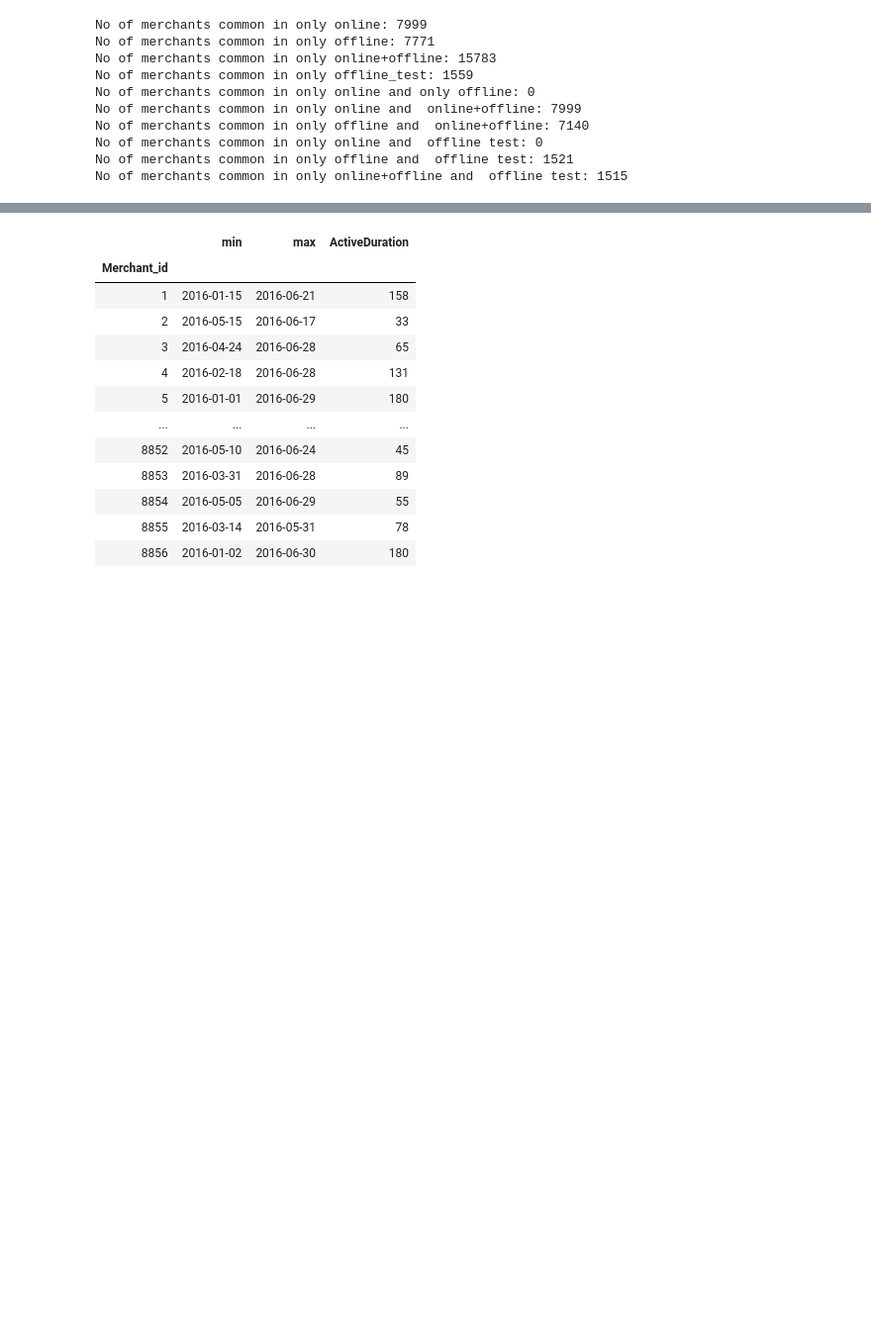
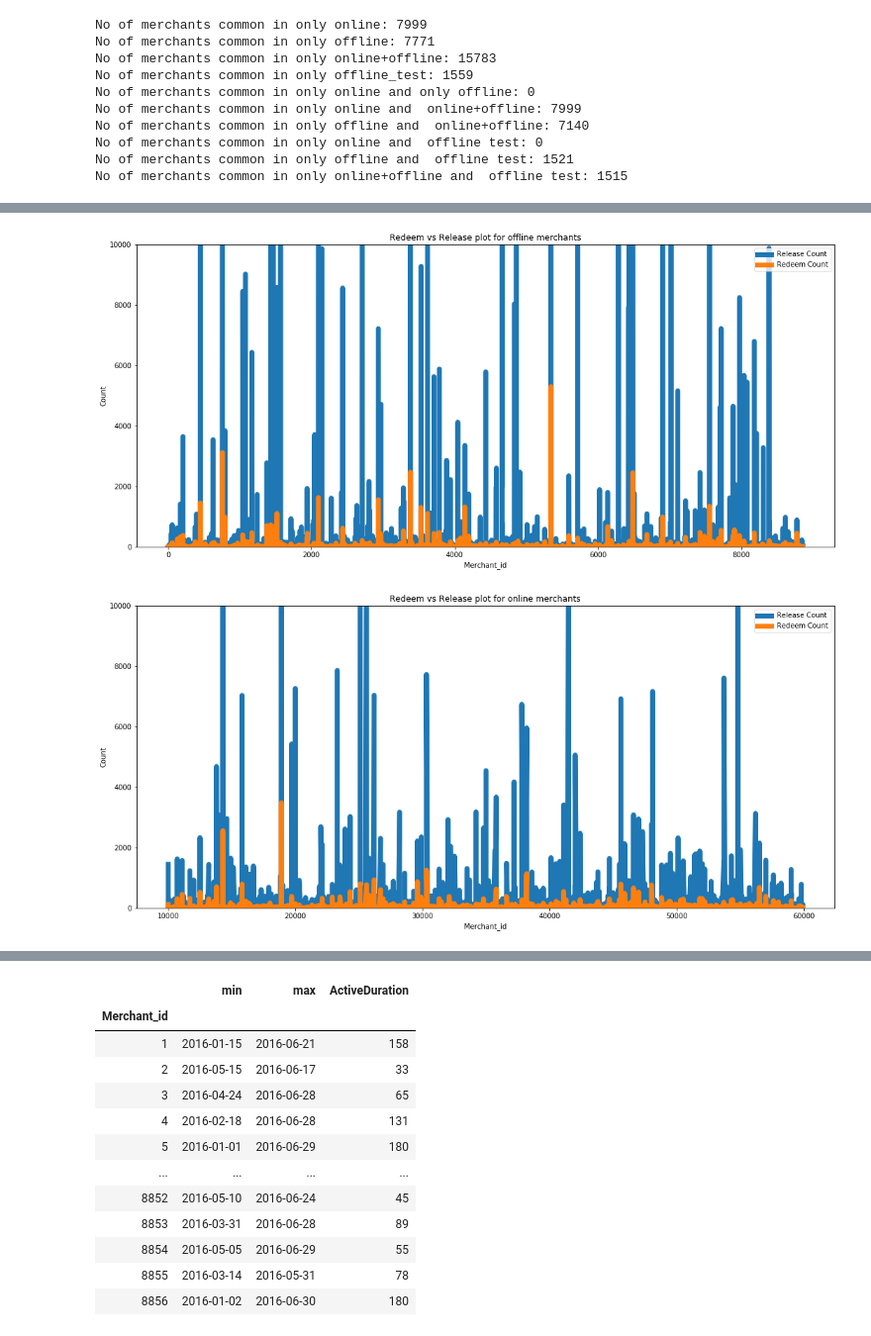
Before and after one commit to sinha-pulaks/O2O-coupon-redemption, a Jupyter notebook: O2O_coupon_prediction.ipynb, the cells around one changed output, grey strips where cells are left out. Shown at 99% size. Cells and saved outputs as stored; diff of their text form; code cells hidden in the pictures; blank space fills up the shorter version.

```diff
--- a/O2O_coupon_prediction.ipynb
+++ b/O2O_coupon_prediction.ipynb
@@ -2959,0 +2506,36 @@ df_off_temp2
+# %%
+'''plt.figure(figsize=(12,8))
+plt.plot(df["Merchant_id"],df["Coupon_release_count"])
+plt.plot(df["Merchant_id"],df["Coupon_redeem_count"])
+plt.legend(["Release Count","Redeem Count"], loc='upper right')
+plt.title("Redeem vs Release plot")
+plt.ylabel("Count")
+plt.xlabel("Merchant_id")
+plt.show()
+'''
+#Redeem vs Release plot for offline merchants
+plt.figure(figsize=(18,8))
+plt.plot(df_off_m_temp["Merchant_id"],df_off_m_temp["Coupon_release_count"], linewidth = 7)
+plt.plot(df_off_m_temp["Merchant_id"],df_off_m_temp["Coupon_redeem_count"], linewidth = 7)
+plt.legend(["Release Count","Redeem Count"], loc='upper right')
+plt.title("Redeem vs Release plot for offline merchants")
+plt.ylabel("Count")
+plt.xlabel("Merchant_id")
+plt.ylim(0,10000)
+plt.show()
+
+
+
+#Redeem vs Release plot for online merchants
+plt.figure(figsize=(18,8))
+plt.plot(df_on_m_temp["Merchant_id"],df_on_m_temp["Coupon_release_count"], linewidth = 7)
+plt.plot(df_on_m_temp["Merchant_id"],df_on_m_temp["Coupon_redeem_count"], linewidth = 7)
+plt.legend(["Release Count","Redeem Count"], loc='upper right')
+plt.title("Redeem vs Release plot for online merchants")
+plt.ylabel("Count")
+plt.xlabel("Merchant_id")
+plt.ylim(0,10000)
+plt.show()
+# %% [output]
+[figure, added]
+[figure, added]
```
Also changed, not shown: parts of 76 cells of this notebook.
